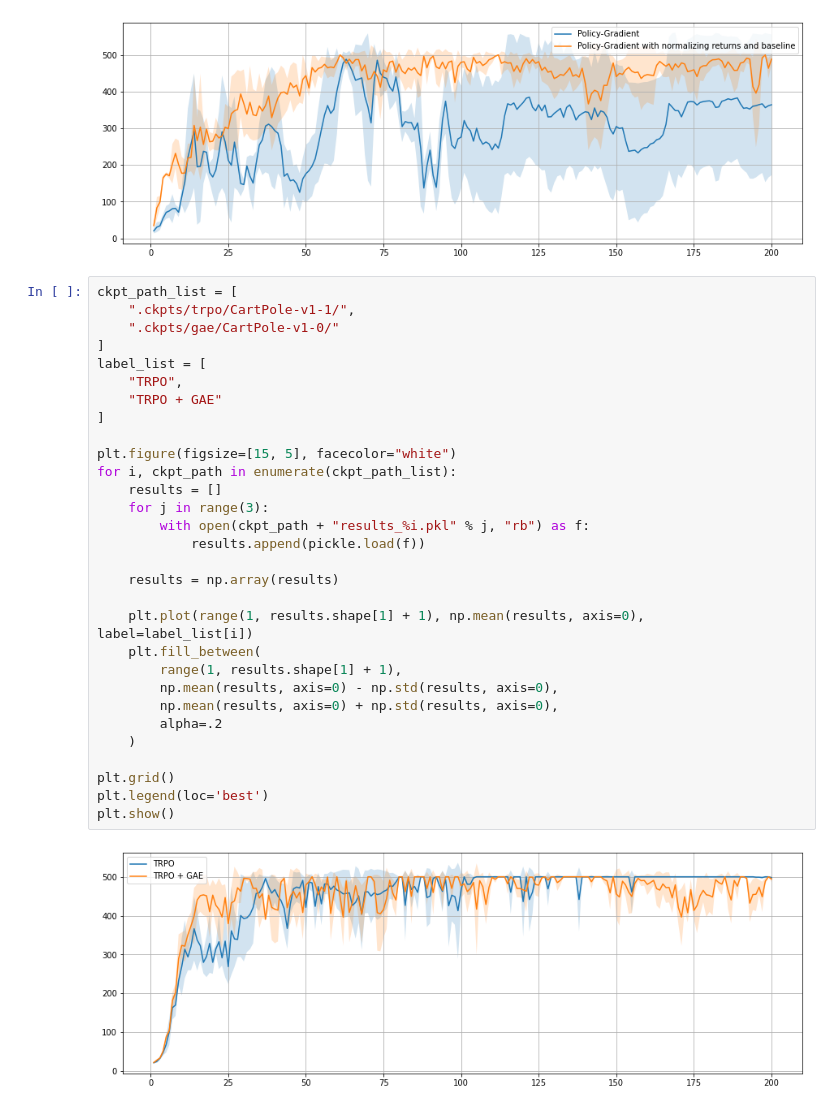
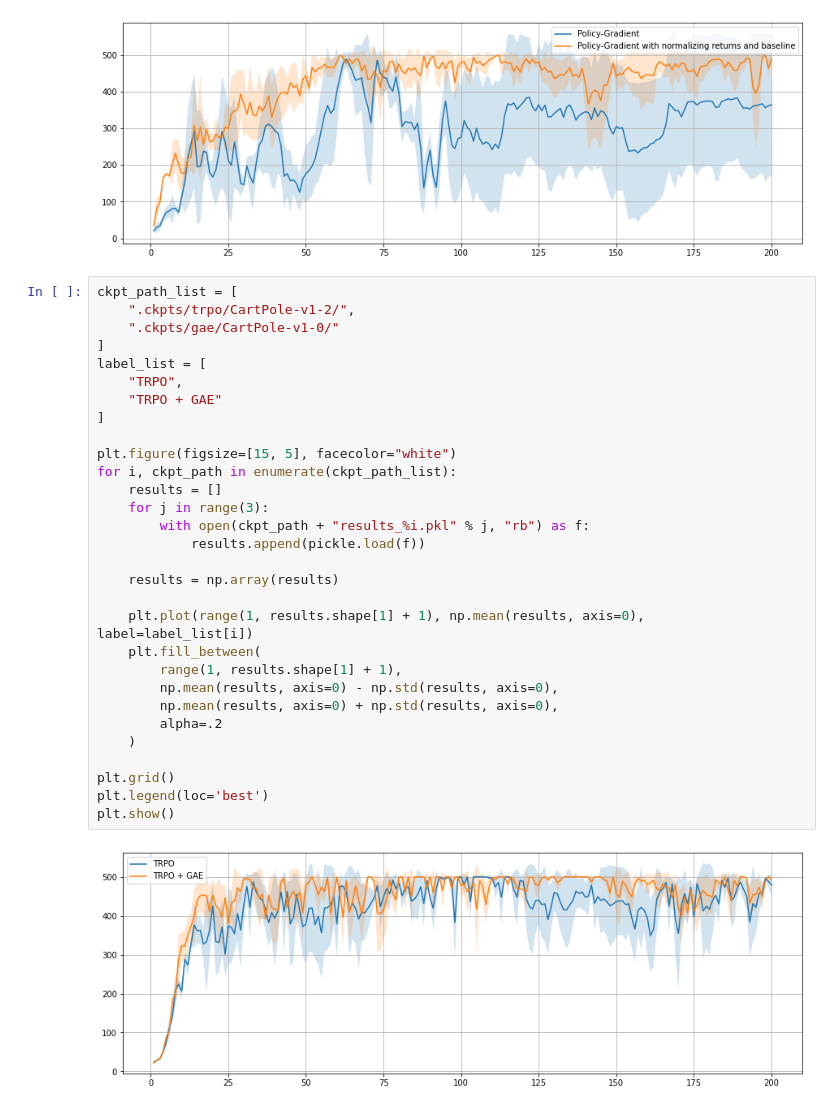
Before and after one commit to hcnoh/rl-collection-pytorch, a Jupyter notebook: results.ipynb, the cells around one changed output. Saved outputs shown, nothing was run; the diff lists cells and outputs as text.

```diff
--- a/results.ipynb
+++ b/results.ipynb
@@ -101,35 +101,35 @@ plt.show()
 [figure]
 # %%
 ckpt_path_list = [
-    ".ckpts/trpo/CartPole-v1-1/",
+    ".ckpts/trpo/CartPole-v1-2/",
     ".ckpts/gae/CartPole-v1-0/"
 ]
 label_list = [
     "TRPO",
     "TRPO + GAE"
 ]
 
 plt.figure(figsize=[15, 5], facecolor="white")
 for i, ckpt_path in enumerate(ckpt_path_list):
     results = []
     for j in range(3):
         with open(ckpt_path + "results_%i.pkl" % j, "rb") as f:
             results.append(pickle.load(f))
 
     results = np.array(results)
 
     plt.plot(range(1, results.shape[1] + 1), np.mean(results, axis=0), label=label_list[i])
     plt.fill_between(
         range(1, results.shape[1] + 1),
         np.mean(results, axis=0) - np.std(results, axis=0),
         np.mean(results, axis=0) + np.std(results, axis=0),
         alpha=.2
     )
 
 plt.grid()
 plt.legend(loc='best')
 plt.show()
 # %% [output]
-[figure, old version]
+[figure, new version]
 # %%
 ckpt_path_list = [
```
Also changed, not shown: parts of 2 cells of this notebook, 11 other files.
